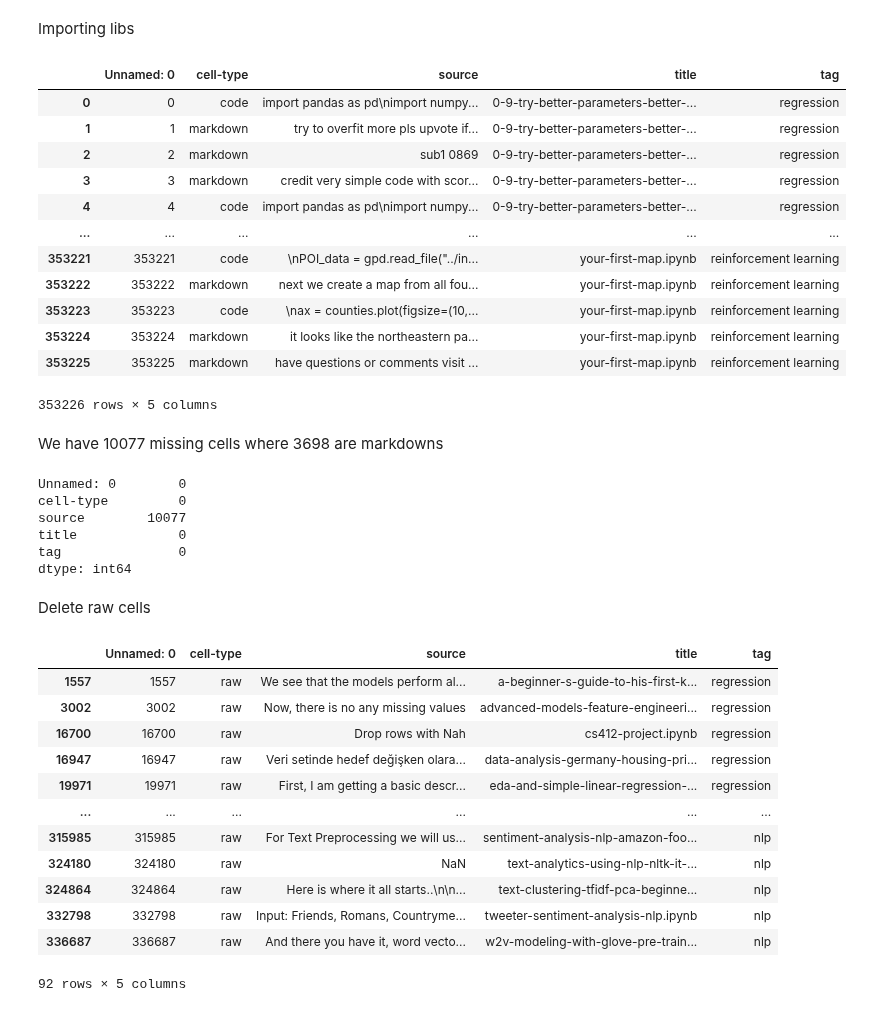
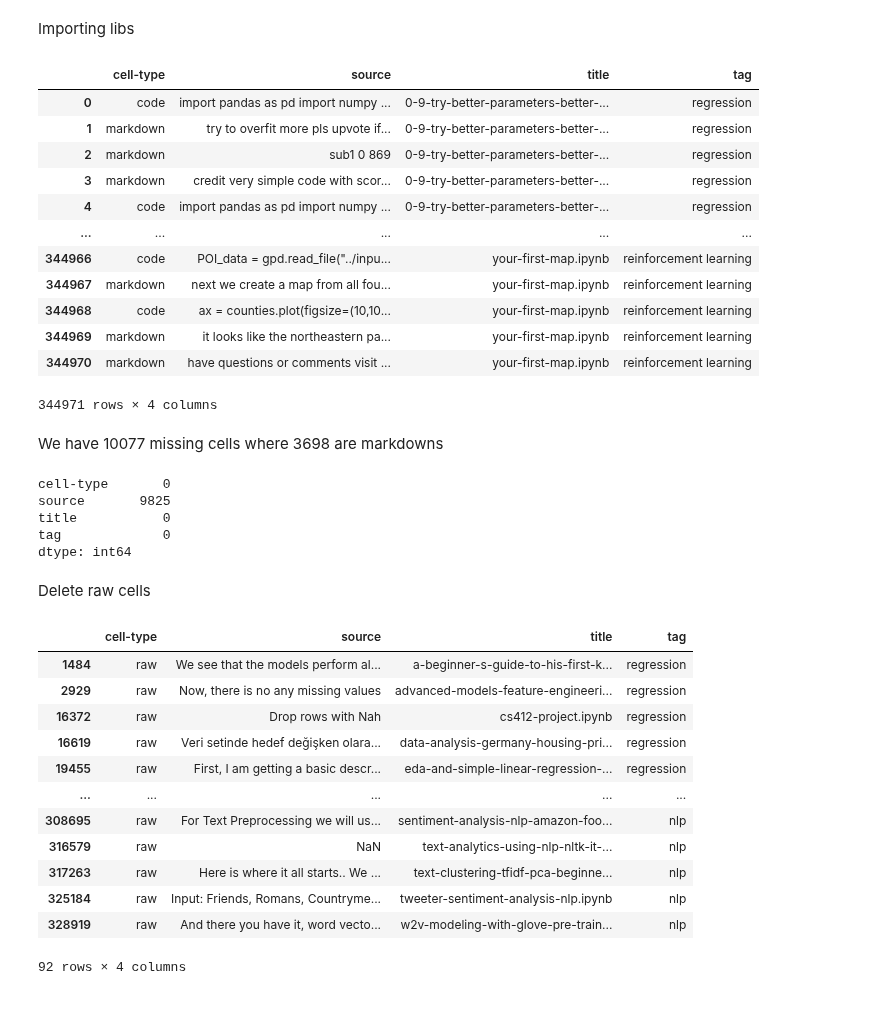
Before and after one commit to dikraMasrour/NotebookDocGen, a Jupyter notebook: Scripts/Classification_Task/notebooks/preprocessing.ipynb, the cells around one changed output. Drawn from its saved outputs; the diff is of its cells as text; code cells hidden in the pictures.

Commit message:
Fix issues & start transforming data

```diff
--- a/Scripts/Classification_Task/notebooks/preprocessing.ipynb
+++ b/Scripts/Classification_Task/notebooks/preprocessing.ipynb
@@ -5,51 +5,50 @@ import pandas as pd
 import numpy as np
 from langdetect import detect
 # %%
-raw_df = pd.read_csv("../data/cleaned_ntb.csv")
+raw_df = pd.read_csv("../data/cleaned_ntb_only_en_scd.csv").drop(['Unnamed: 0'],axis=1)
 raw_df
 # %% [output]
-|  | Unnamed: 0 | cell-type | source | title | tag |
-| 0 | 0 | code | import pandas as pd\nimport numpy... | 0-9-try-better-parameters-better-... | regression |
-| 1 | 1 | markdown | try to overfit more pls upvote if... | 0-9-try-better-parameters-better-... | regression |
-| 2 | 2 | markdown | sub1 0869 | 0-9-try-better-parameters-better-... | regression |
-| 3 | 3 | markdown | credit very simple code with scor... | 0-9-try-better-parameters-better-... | regression |
-| 4 | 4 | code | import pandas as pd\nimport numpy... | 0-9-try-better-parameters-better-... | regression |
-| ... | ... | ... | ... | ... | ... |
-| 353221 | 353221 | code | \nPOI_data = gpd.read_file("../in... | your-first-map.ipynb | reinforcement learning |
-| 353222 | 353222 | markdown | next we create a map from all fou... | your-first-map.ipynb | reinforcement learning |
-| 353223 | 353223 | code | \nax = counties.plot(figsize=(10,... | your-first-map.ipynb | reinforcement learning |
-| 353224 | 353224 | markdown | it looks like the northeastern pa... | your-first-map.ipynb | reinforcement learning |
-| 353225 | 353225 | markdown | have questions or comments visit ... | your-first-map.ipynb | reinforcement learning |
+|  | cell-type | source | title | tag |
+| 0 | code | import pandas as pd import numpy ... | 0-9-try-better-parameters-better-... | regression |
+| 1 | markdown | try to overfit more pls upvote if... | 0-9-try-better-parameters-better-... | regression |
+| 2 | markdown | sub1 0 869 | 0-9-try-better-parameters-better-... | regression |
+| 3 | markdown | credit very simple code with scor... | 0-9-try-better-parameters-better-... | regression |
+| 4 | code | import pandas as pd import numpy ... | 0-9-try-better-parameters-better-... | regression |
+| ... | ... | ... | ... | ... |
+| 344966 | code | POI_data = gpd.read_file("../inpu... | your-first-map.ipynb | reinforcement learning |
+| 344967 | markdown | next we create a map from all fou... | your-first-map.ipynb | reinforcement learning |
+| 344968 | code | ax = counties.plot(figsize=(10,10... | your-first-map.ipynb | reinforcement learning |
+| 344969 | markdown | it looks like the northeastern pa... | your-first-map.ipynb | reinforcement learning |
+| 344970 | markdown | have questions or comments visit ... | your-first-map.ipynb | reinforcement learning |
-353226 rows × 5 columns
+344971 rows × 4 columns
 # %% [markdown]
 We have 10077 missing cells where 3698 are markdowns
 # %%
 raw_df.isna().sum()
 # %% [output]
-Unnamed: 0        0
-cell-type         0
-source        10077
-title             0
-tag               0
+cell-type       0
+source       9825
+title           0
+tag             0
 dtype: int64
 # %% [markdown]
 Delete raw cells
 # %%
 raw_df[raw_df['cell-type'] == "raw"]
 # %% [output]
-|  | Unnamed: 0 | cell-type | source | title | tag |
-| 1557 | 1557 | raw | We see that the models perform al... | a-beginner-s-guide-to-his-first-k... | regression |
-| 3002 | 3002 | raw | Now, there is no any missing values | advanced-models-feature-engineeri... | regression |
-| 16700 | 16700 | raw | Drop rows with Nah | cs412-project.ipynb | regression |
-| 16947 | 16947 | raw | Veri setinde hedef değişken olara... | data-analysis-germany-housing-pri... | regression |
-| 19971 | 19971 | raw | First, I am getting a basic descr... | eda-and-simple-linear-regression-... | regression |
-| ... | ... | ... | ... | ... | ... |
-| 315985 | 315985 | raw | For Text Preprocessing we will us... | sentiment-analysis-nlp-amazon-foo... | nlp |
-| 324180 | 324180 | raw | NaN | text-analytics-using-nlp-nltk-it-... | nlp |
-| 324864 | 324864 | raw | Here is where it all starts..\n\n... | text-clustering-tfidf-pca-beginne... | nlp |
-| 332798 | 332798 | raw | Input: Friends, Romans, Countryme... | tweeter-sentiment-analysis-nlp.ipynb | nlp |
-| 336687 | 336687 | raw | And there you have it, word vecto... | w2v-modeling-with-glove-pre-train... | nlp |
+|  | cell-type | source | title | tag |
+| 1484 | raw | We see that the models perform al... | a-beginner-s-guide-to-his-first-k... | regression |
+| 2929 | raw | Now, there is no any missing values | advanced-models-feature-engineeri... | regression |
+| 16372 | raw | Drop rows with Nah | cs412-project.ipynb | regression |
+| 16619 | raw | Veri setinde hedef değişken olara... | data-analysis-germany-housing-pri... | regression |
+| 19455 | raw | First, I am getting a basic descr... | eda-and-simple-linear-regression-... | regression |
+| ... | ... | ... | ... | ... |
+| 308695 | raw | For Text Preprocessing we will us... | sentiment-analysis-nlp-amazon-foo... | nlp |
+| 316579 | raw | NaN | text-analytics-using-nlp-nltk-it-... | nlp |
+| 317263 | raw | Here is where it all starts.. We ... | text-clustering-tfidf-pca-beginne... | nlp |
+| 325184 | raw | Input: Friends, Romans, Countryme... | tweeter-sentiment-analysis-nlp.ipynb | nlp |
+| 328919 | raw | And there you have it, word vecto... | w2v-modeling-with-glove-pre-train... | nlp |
-92 rows × 5 columns
+92 rows × 4 columns
 # %%
 raw_df.drop(raw_df.index[raw_df['cell-type'] == "raw"], inplace=True)
 # %%
```
Also changed, not shown: parts of 5 cells of this notebook, 3 other files.
